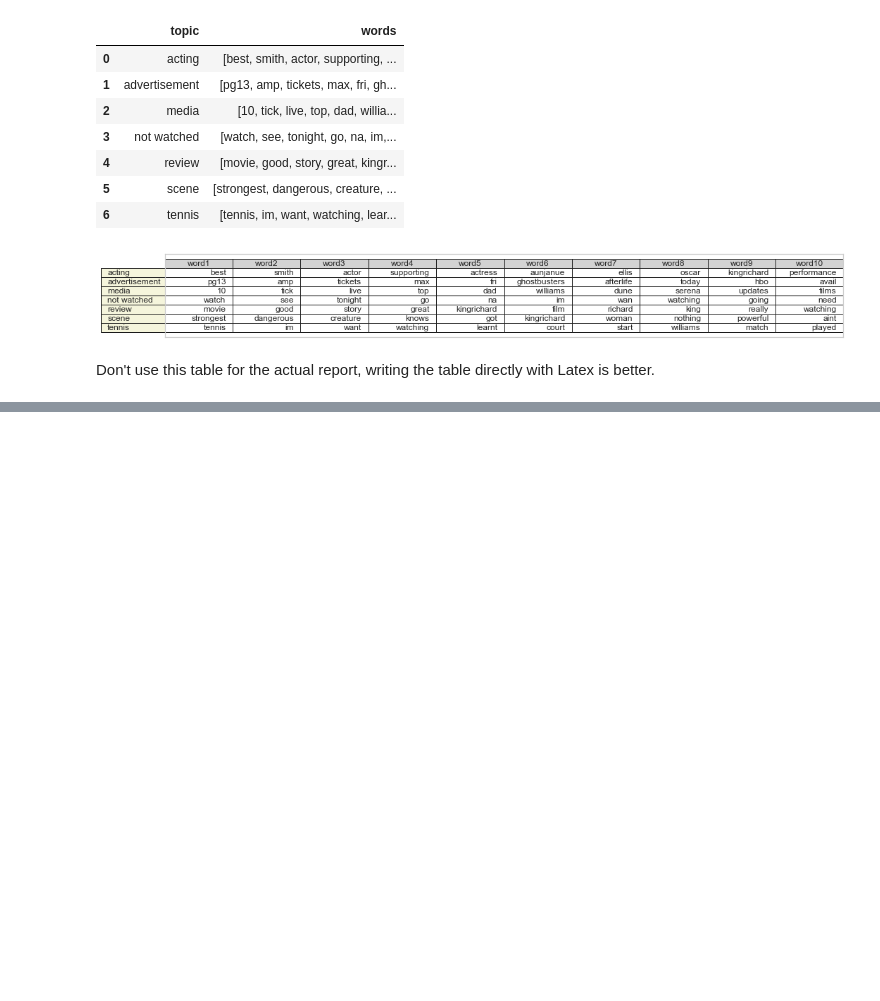
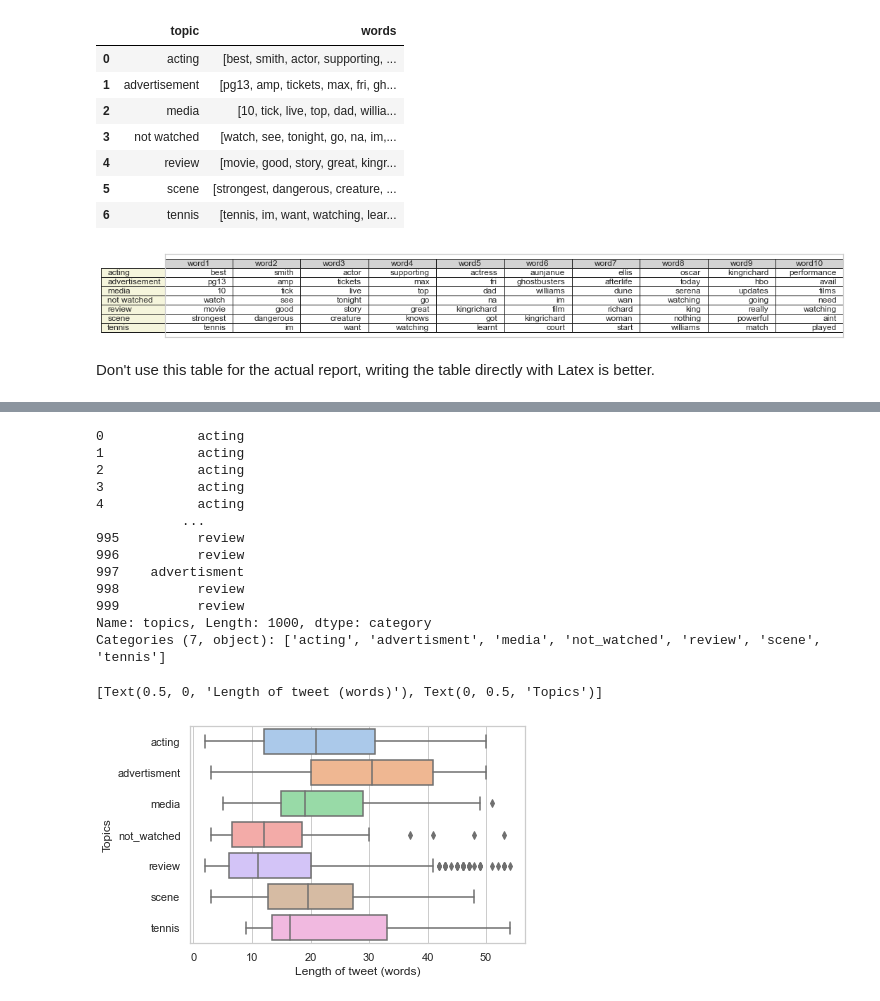
Before and after one commit to matthewgoodman13/twitter_movie_scraper, a Jupyter notebook: src/figures.ipynb, the cells around one changed output, grey strips where cells are left out. Saved outputs shown, nothing was run; the diff lists cells and outputs as text; code cells hidden in the pictures; blank space fills up the shorter version.

Commit message:
boxplots

```diff
--- a/src/figures.ipynb
+++ b/src/figures.ipynb
@@ -148,3 +148,7 @@ fig.tight_layout()
 [figure]
 # %% [markdown]
 Don't use this table for the actual report, writing the table directly with Latex is better.
+# %%
+df = pd.read_csv('../test_tweets_cleaned.csv')
+
+df
@@ -150,0 +182,3 @@ Don't use this table for the actual report, writing the table directly with Late
+# %%
+df['len'] = df['text'].str.split().str.len()
+df
@@ -150,0 +199,21 @@ Don't use this table for the actual report, writing the table directly with Late
+# %%
+df['topics'] = df['topics'].astype('category').cat.rename_categories(['acting', 'advertisment', 'media', 'not_watched', 'review', 'scene', 'tennis'])
+print(df['topics'])
+ax = sns.boxplot(x='len', y='topics', data=df)
+ax.set(xlabel='Length of tweet (words)', ylabel='Topics')
+# %% [output]
+0            acting
+1            acting
+2            acting
+3            acting
+4            acting
+           ...
+995          review
+996          review
+997    advertisment
+998          review
+999          review
+Name: topics, Length: 1000, dtype: category
+Categories (7, object): ['acting', 'advertisment', 'media', 'not_watched', 'review', 'scene', 'tennis']
+[Text(0.5, 0, 'Length of tweet (words)'), Text(0, 0.5, 'Topics')]
+[figure, added]
```
Also changed, not shown: parts of 3 cells of this notebook.
